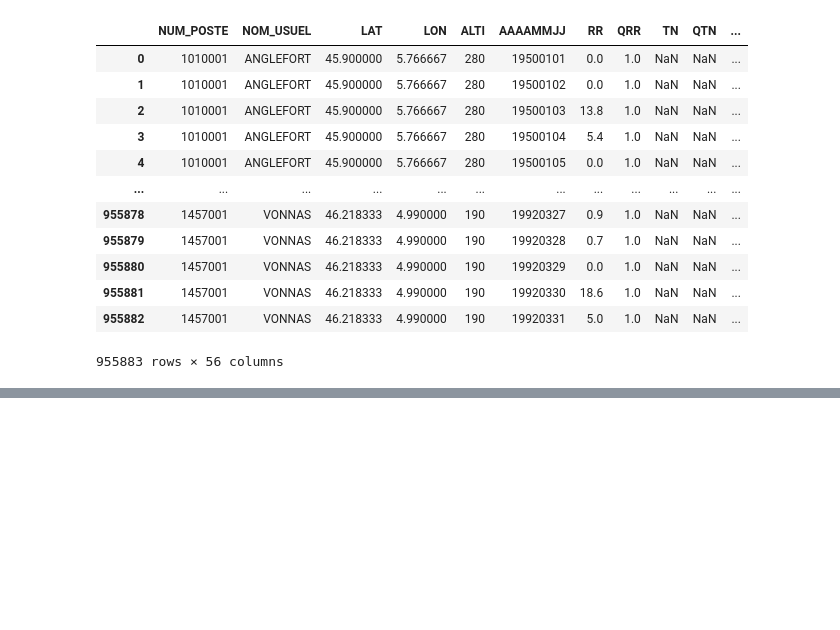
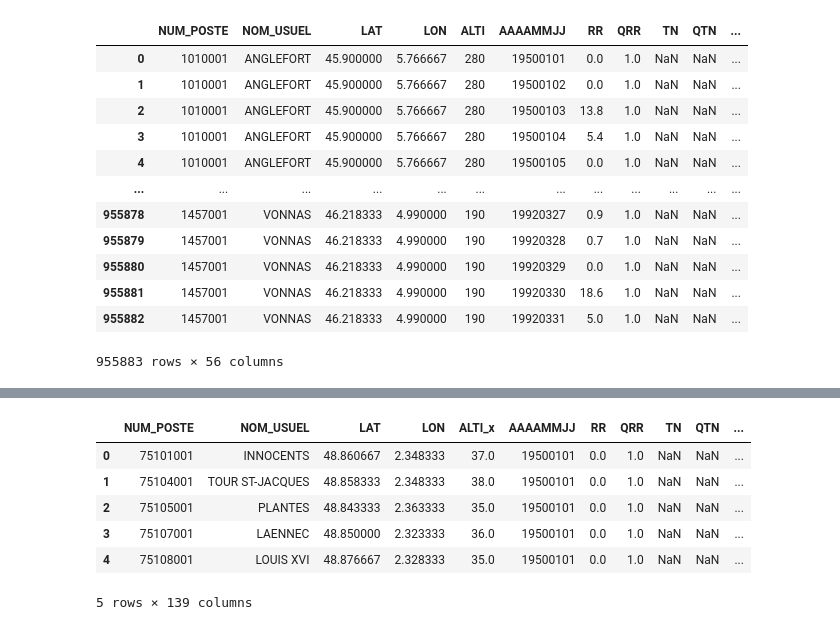
Before and after one commit to YannSko/Transport_App, a Jupyter notebook: api.ipynb, the cells around one changed output, grey strips where cells are left out. Drawn from its saved outputs; the diff is of its cells as text; code cells hidden in the pictures; blank space fills up the shorter version.

```diff
--- a/api.ipynb
+++ b/api.ipynb
@@ -215,0 +467,21 @@ FileNotFoundError: [Errno 2] No such file or directory: 'Q_descriptif_champs_RR-
+# %%
+import pandas as pd
+
+# Load the datasets directly from the CSV files
+df1 = pd.read_csv('Q_75_previous-1950-2022_RR-T-Vent.csv', sep=';')
+df2 = pd.read_csv('Q_75_previous-1950-2022_autres-parametres.csv', sep=';')
+
+# Assuming 'AAAAMMJJ' is the date column and both dataframes share this common column
+# Adjust the column names according to your actual data structure if necessary
+merged_df = pd.merge(df1, df2, on=['AAAAMMJJ', 'NUM_POSTE', 'NOM_USUEL', 'LAT', 'LON'], how='outer')
+
+# Display the merged DataFrame
+merged_df.head()
+# %% [output]
+|  | NUM_POSTE | NOM_USUEL | LAT | LON | ALTI_x | AAAAMMJJ | RR | QRR | TN | QTN | ... |
+| 0 | 75101001 | INNOCENTS | 48.860667 | 2.348333 | 37.0 | 19500101 | 0.0 | 1.0 | NaN | NaN | ... |
+| 1 | 75104001 | TOUR ST-JACQUES | 48.858333 | 2.348333 | 38.0 | 19500101 | 0.0 | 1.0 | NaN | NaN | ... |
+| 2 | 75105001 | PLANTES | 48.843333 | 2.363333 | 35.0 | 19500101 | 0.0 | 1.0 | NaN | NaN | ... |
+| 3 | 75107001 | LAENNEC | 48.850000 | 2.323333 | 36.0 | 19500101 | 0.0 | 1.0 | NaN | NaN | ... |
+| 4 | 75108001 | LOUIS XVI | 48.876667 | 2.328333 | 35.0 | 19500101 | 0.0 | 1.0 | NaN | NaN | ... |
+5 rows × 139 columns
```
Also changed, not shown: parts of 10 cells of this notebook.
